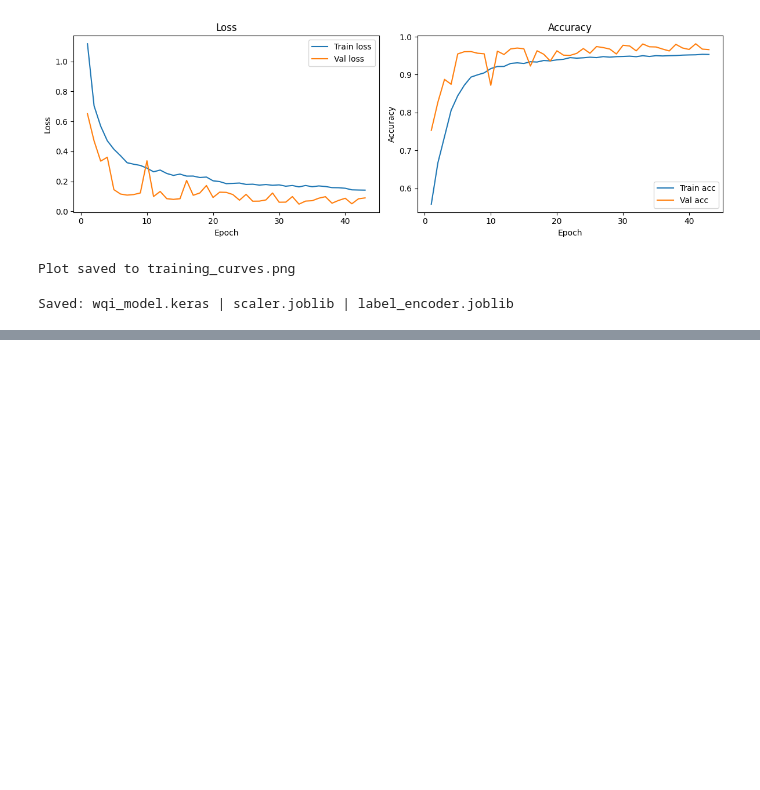
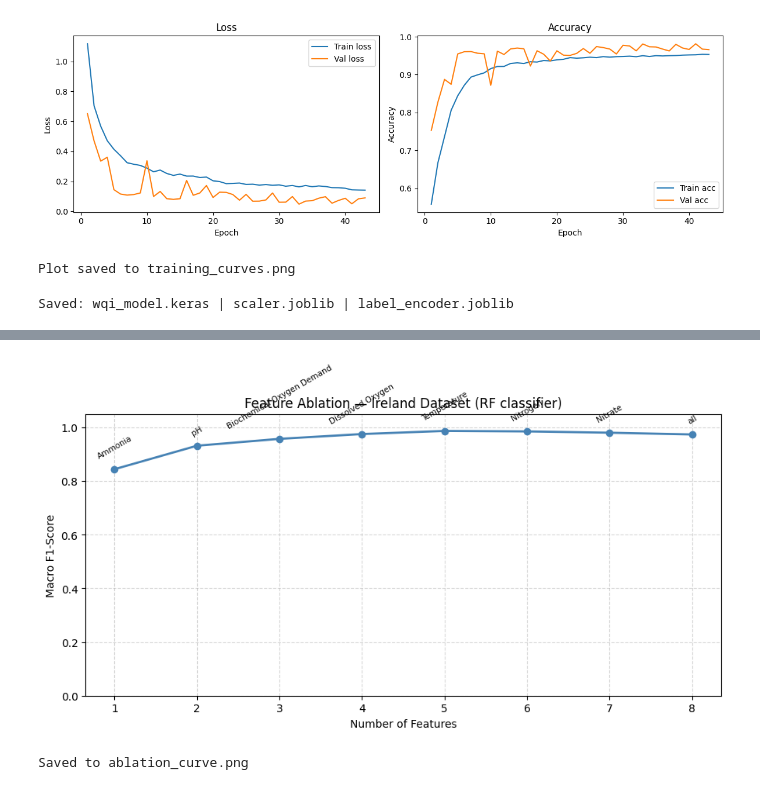
Before and after one commit to gecko1112/AIHWS-Project, a Jupyter notebook: main.ipynb, the cells around one changed output, grey strips where cells are left out. Drawn from its saved outputs; the diff is of its cells as text; code cells hidden in the pictures; blank space fills up the shorter version.

```diff
--- a/main.ipynb
+++ b/main.ipynb
@@ -239,0 +365,29 @@ Saved: wqi_model.keras | scaler.joblib | label_encoder.joblib
+# %%
+# ── Ablation curve plot ──────────────────────────────────────────────────────
+fig, ax = plt.subplots(figsize=(9, 5))
+
+ax.plot(results_df["n_features"], results_df["macro_f1"], marker="o", linewidth=2, color="steelblue")
+ax.set_xlabel("Number of Features")
+ax.set_ylabel("Macro F1-Score")
+ax.set_title("Feature Ablation — Ireland Dataset (RF classifier)")
+ax.set_xticks(results_df["n_features"])
+ax.set_ylim(0, 1.05)
+ax.grid(True, linestyle="--", alpha=0.5)
+
+# Annotate each point with the feature that was just removed
+for _, row in results_df.iterrows():
+    label = row["removed"].split(" (")[0] if row["removed"] != "—" else "all"
+    ax.annotate(
+        label,
+        xy=(row["n_features"], row["macro_f1"]),
+        xytext=(0, 10), textcoords="offset points",
+        ha="center", fontsize=7.5, rotation=30,
+    )
+
+plt.tight_layout()
+plt.savefig("ablation_curve.png", dpi=150)
+plt.show()
+print("Saved to ablation_curve.png")
+# %% [output]
+[figure, added]
+Saved to ablation_curve.png
```
Also changed, not shown: parts of 7 cells of this notebook, 13 other files.
